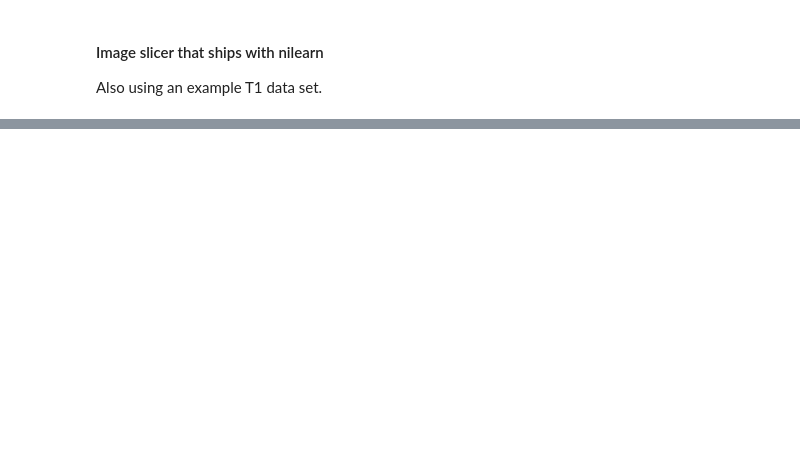
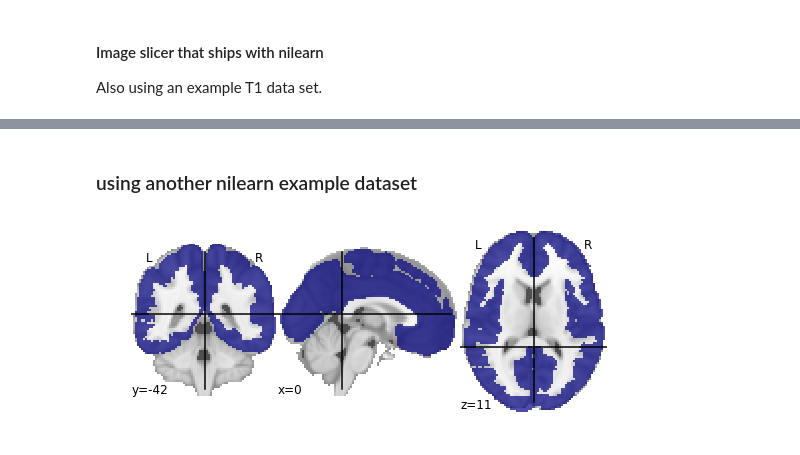
Before and after one commit to nipy/niwidgets, a Jupyter notebook: visualisation_wrapper.ipynb, the cells around one changed output, grey strips where cells are left out. Saved outputs shown, nothing was run; the diff lists cells and outputs as text; code cells hidden in the pictures; blank space fills up the shorter version.

```diff
--- a/visualisation_wrapper.ipynb
+++ b/visualisation_wrapper.ipynb
@@ -39,0 +47,18 @@ test.nifti_plotter(plotting_func=nip.plot_img, display_mode=['ortho', 'x', 'y',
+# %% [markdown]
+### using another nilearn example dataset
+# %%
+from nilearn import datasets
+dataset = datasets.fetch_atlas_harvard_oxford('cort-maxprob-thr25-2mm')
+atlas_filename = dataset.maps
+print('Atlas ROIs are located at: %s' % atlas_filename)
+
+test = NiWidget(atlas_filename)
+testfunc = nip.plot_roi
+#plot function keyword arguments can also be specified in a dictionary
+kwarg_dict = {'display_mode': ['ortho', 'x', 'y', 'z', 'yx', 'xz', 'yz'],
+             'vmin': (0,100),
+             'vmax': (0,100)}
+
+test.nifti_plotter(testfunc, **kwarg_dict)
+# %% [output]
+[figure, added]
```
Also changed, not shown: parts of 6 cells of this notebook, 1 other file.
